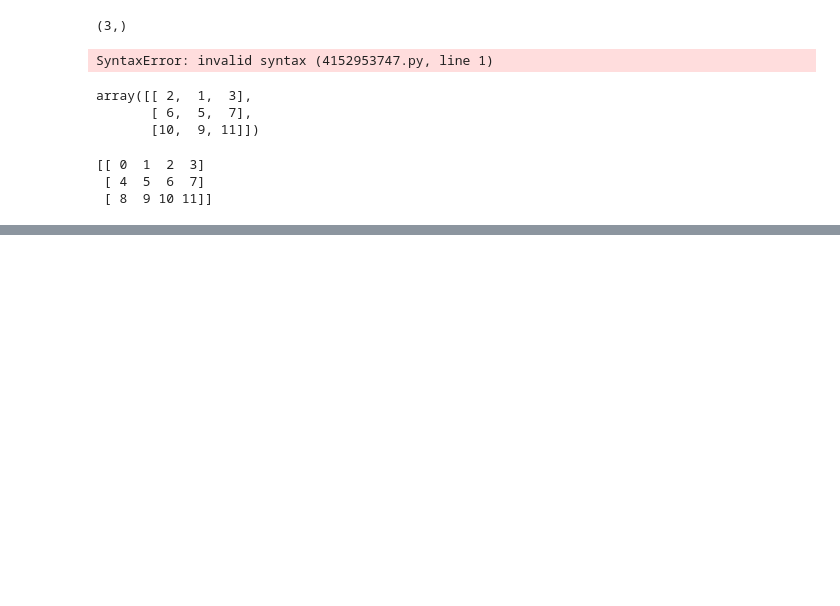
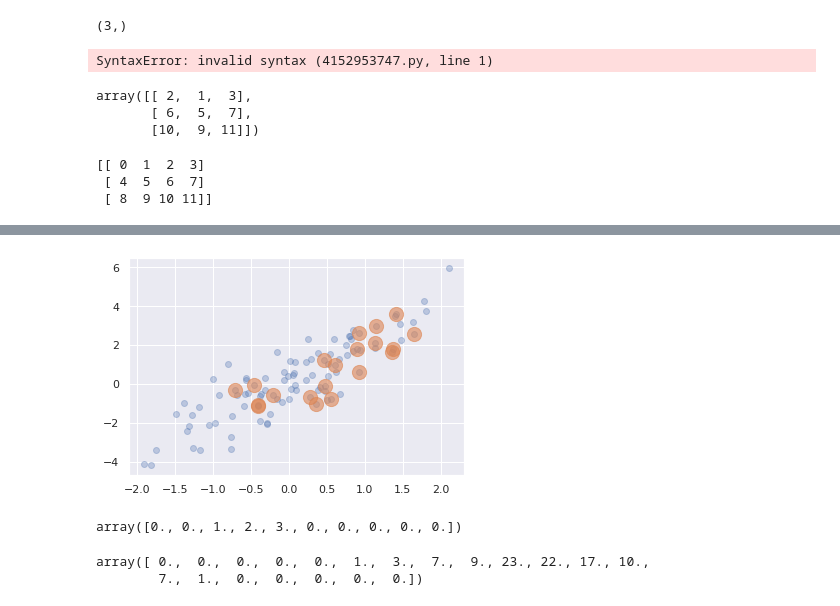
Before and after one commit to erickmwarama2/NumpyProjects, a Jupyter notebook: Fancy Indexing.ipynb, the cells around one changed output, grey strips where cells are left out. Drawn from its saved outputs; the diff is of its cells as text; code cells hidden in the pictures; blank space fills up the shorter version.

```diff
--- a/Fancy Indexing.ipynb
+++ b/Fancy Indexing.ipynb
@@ -74,0 +103,6 @@ print(X)
+# %%
+plt.scatter(X[:, 0], X[:, 1], alpha=0.3)
+plt.scatter(selection[:, 0], selection[:, 1], s=200, c=None, alpha=0.6)
+plt.show()
+# %% [output]
+[figure, added]
@@ -74,0 +113,6 @@ print(X)
+# %%
+x = np.zeros(10)
+np.add.at(x, i, 1)
+x
+# %% [output]
+array([0., 0., 1., 2., 3., 0., 0., 0., 0., 0.])
@@ -74,0 +129,5 @@ print(X)
+# %%
+counts
+# %% [output]
+array([ 0.,  0.,  0.,  0.,  0.,  1.,  3.,  7.,  9., 23., 22., 17., 10.,
+        7.,  1.,  0.,  0.,  0.,  0.,  0.])
```
Also changed, not shown: parts of 11 cells of this notebook, 2 other files.
